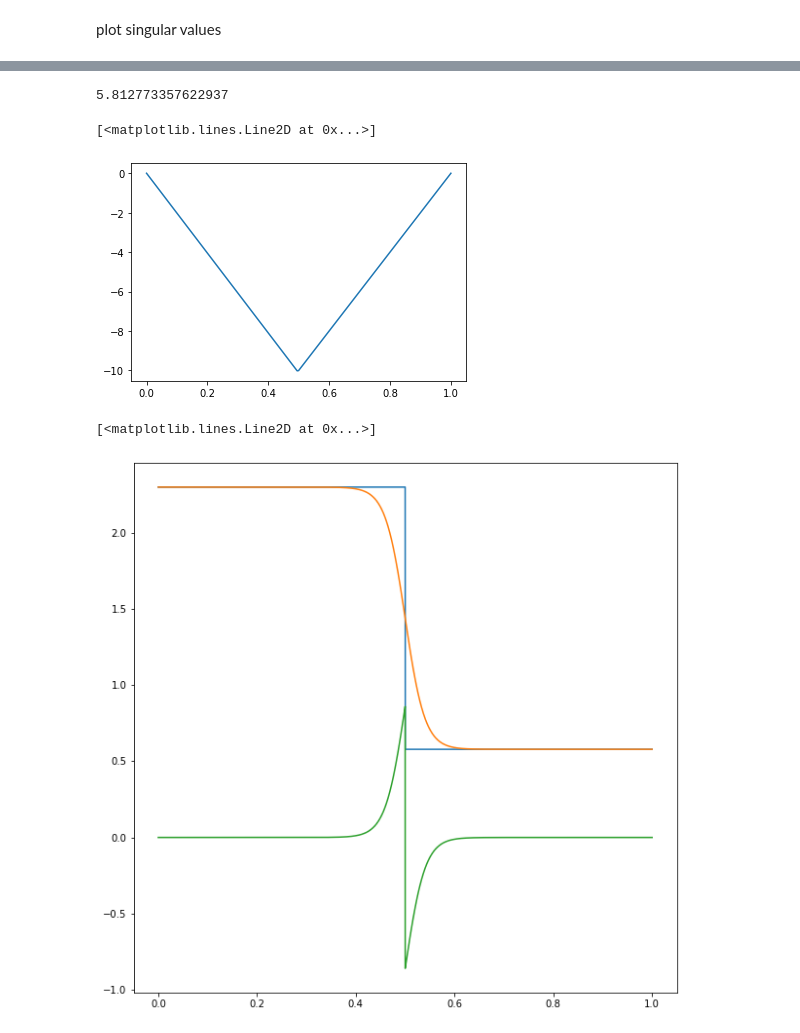
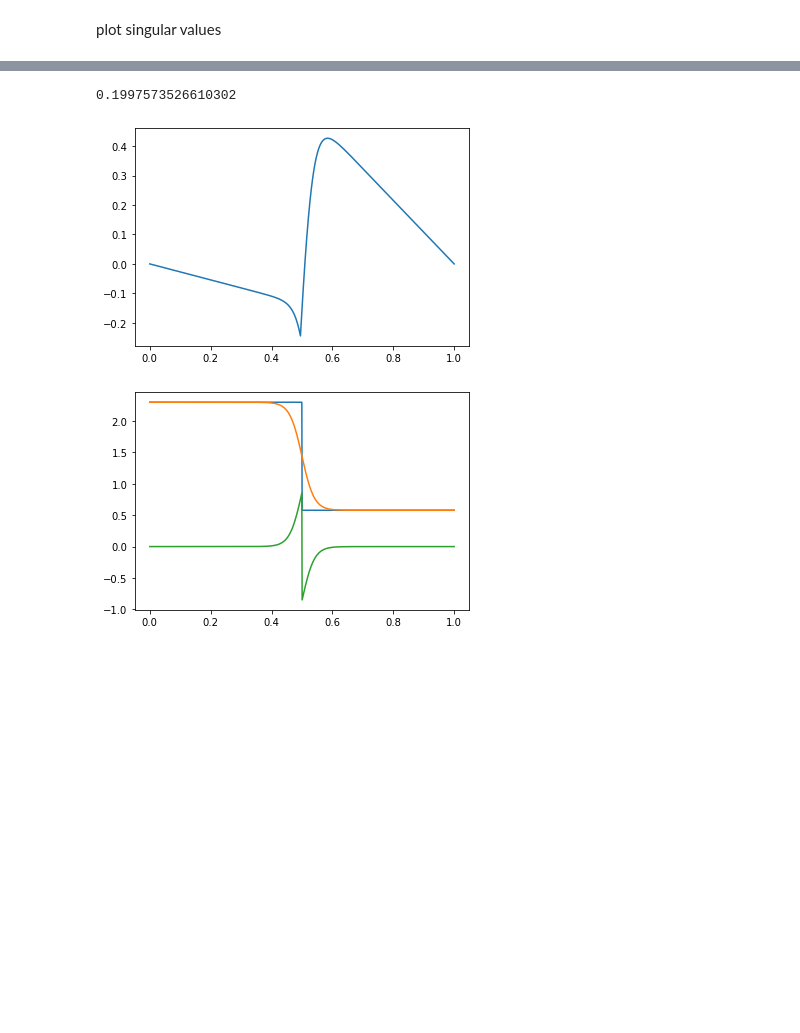
Before and after one commit to flabowski/FEniCS_rb_demo, a Jupyter notebook: poisson problem.ipynb, the cells around one changed output, grey strips where cells are left out. Cells and saved outputs as stored; diff of their text form; code cells hidden in the pictures; blank space fills up the shorter version.

```diff
--- a/poisson problem.ipynb
+++ b/poisson problem.ipynb
@@ -31,7 +31,7 @@ import numpy as np
 # %% [markdown]
 First we set up some variables of the problem and we want to define the profile of the thermal conductivity over the domain. There is a parameter p that defines where the interface changes from ice to water.
 # %%
-m = 10001  # rows in snapshot matrix
+m = 1001  # rows in snapshot matrix
 n = 101  # columns in snapshot matrix
 u_left = Constant(-10.0)  # temperature left boundary
 u_right = Constant(10.0)  # temperature right boundary
@@ -46,9 +46,11 @@ def step(x, p):
     return k_np
 
 def step2(x, p):
+    if isinstance(p, float):
+        p = np.ones_like(x)*p
     k_np = np.zeros_like(x)
     k_np[x <= .5] = k1
-    k_np[x > .5] = k2+p*10
+    k_np[x > .5] = k2+p[x>.5]*10
     return k_np
 
 
@@ -238,19 +220,19 @@ array([[-0.01632003,  0.00197083, -0.01900241, ...,  0.01344144,
 # %%
-print(errornorm(us[1][50], us[0][50]))
-
+# how much do the snapshots differ
+print(errornorm(us[2][50], us[0][50]))
 fig, ax = plt.subplots()
 #plt.plot(x, X_all[1][:, 0])
 #plt.plot(x, X_all[0][:, 0])
-plt.plot(x_V, X_all[0][:, 50]-X_all[1][:, 50])
+plt.plot(x_V, X_all[0][:, 50]-X_all[2][:, 50])
+plt.show()
 # %% [output]
-5.812773357622937
+0.1997573526610302
-[<matplotlib.lines.Line2D at 0x...>]
-[figure, old version]
+[figure, new version]
 # %%
-fig, ax = plt.subplots(figsize=(10,10))
+fig, ax = plt.subplots()
 plt.plot(x_Q, step(x_Q, .5))
 plt.plot(x_Q, sigmoid(x_Q, .5))
 plt.plot(x_Q, step(x_Q, .5)-sigmoid(x_Q, .5))
+plt.show()
 # %% [output]
-[<matplotlib.lines.Line2D at 0x...>]
-[figure, old version]
+[figure, new version]
```
Also changed, not shown: parts of 9 cells of this notebook.
